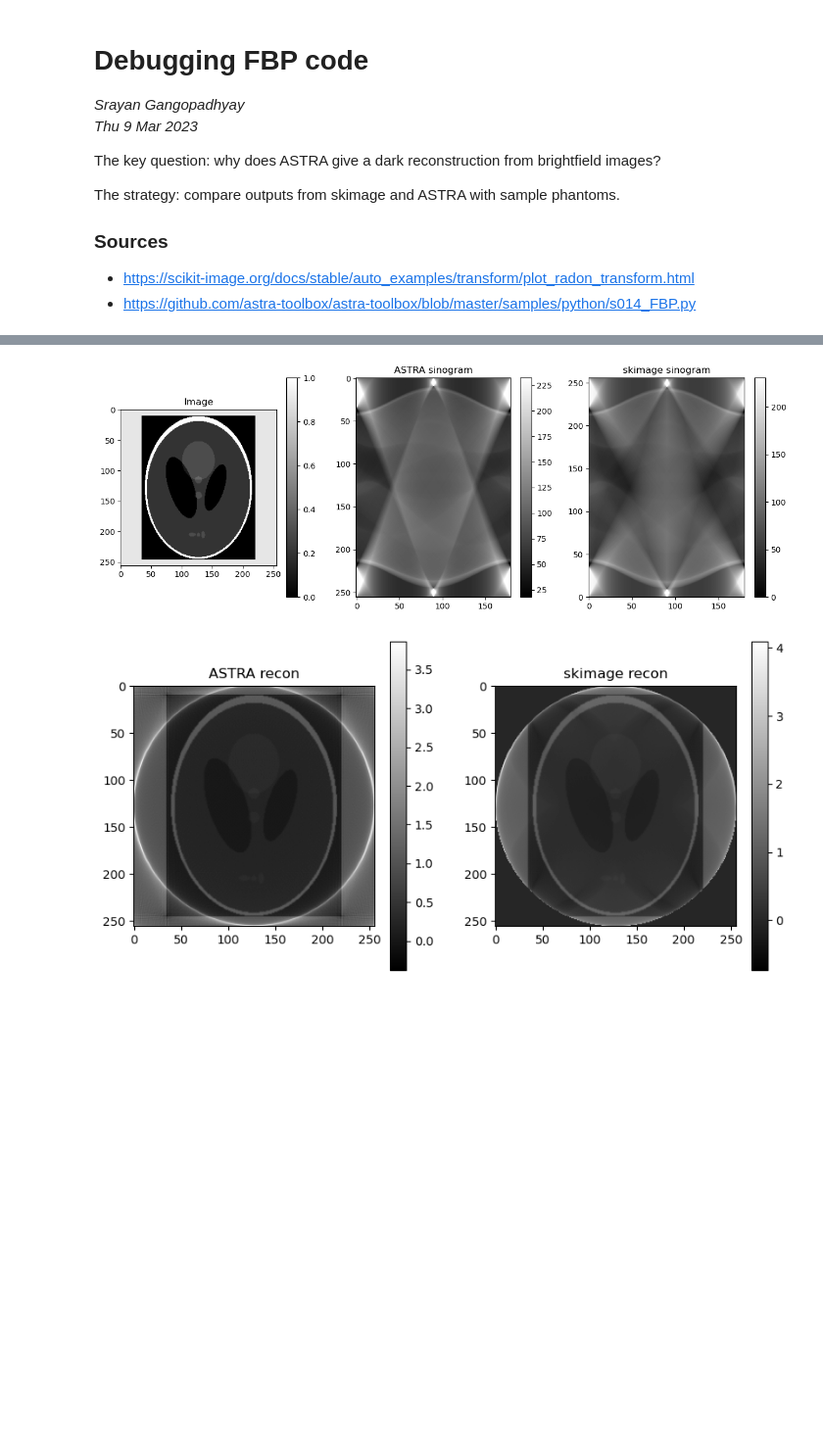
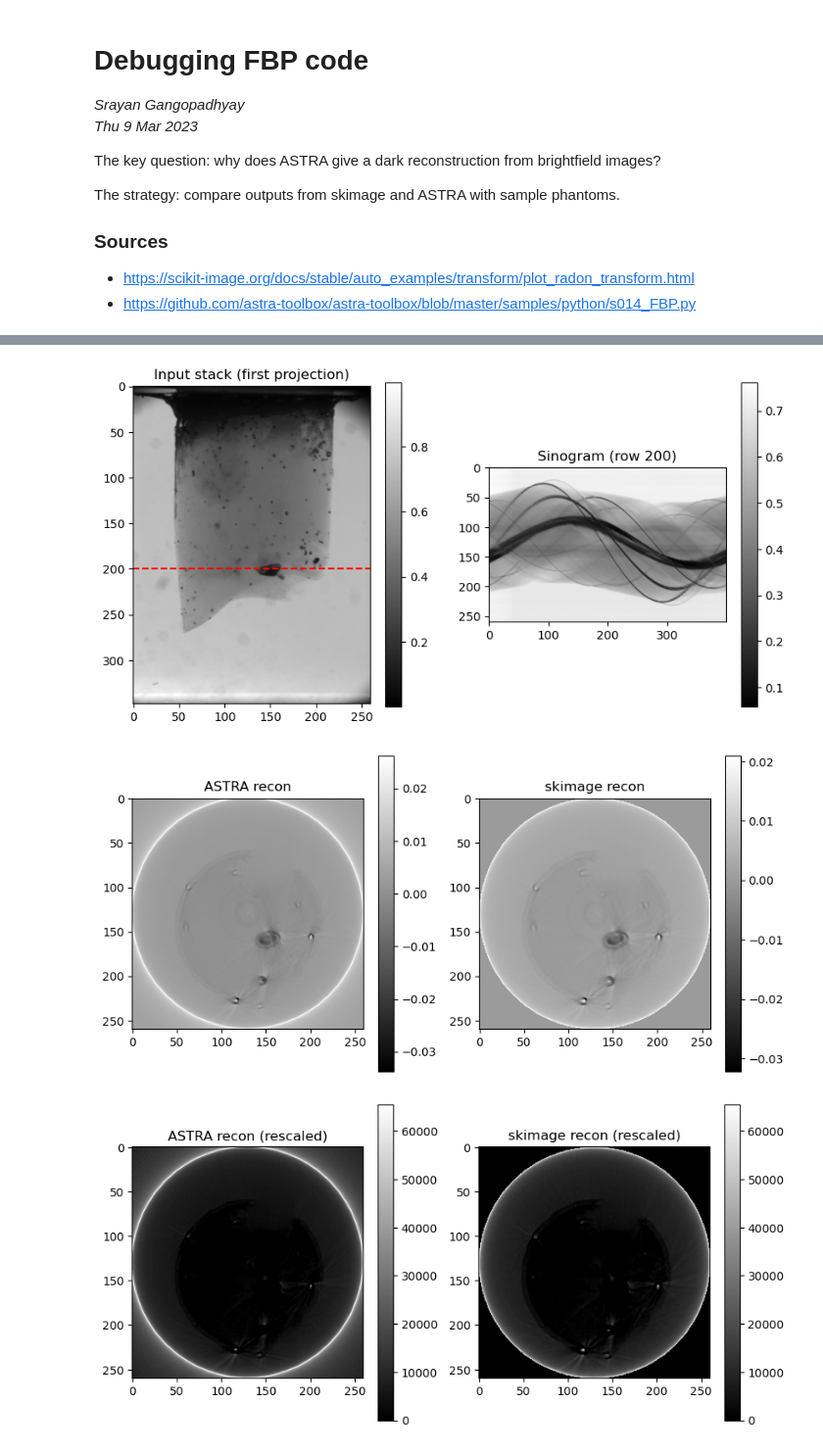
Before and after one commit to kwokkenton/optea, a Jupyter notebook: reconstruction/recon_debug.ipynb, the cells around one changed output, grey strips where cells are left out. Shown at 98% size. Saved outputs shown, nothing was run; the diff lists cells and outputs as text; code cells hidden in the pictures; blank space fills up the shorter version.

```diff
--- a/reconstruction/recon_debug.ipynb
+++ b/reconstruction/recon_debug.ipynb
@@ -88,5 +41,9 @@ bright_phantom[256-10:, :] = 0.9
-# %%
-compare_recons(phantom)
-# %% [output]
-[figure, removed]
-[figure, removed]
+# %%
+image = io.imread(r'D:\MSci_Project\1_Data\2022-12-01 broken phantom\1_2\1_2_MMStack_Pos0-resized.ome.tif')
+im = (image- np.min(image))/np.ptp(image)
+
+compare_recons_2(im, 200)
+# %% [output]
+[figure, added]
+[figure, added]
+[figure, added]
```
Also changed, not shown: parts of 8 cells of this notebook, 3 other files.
